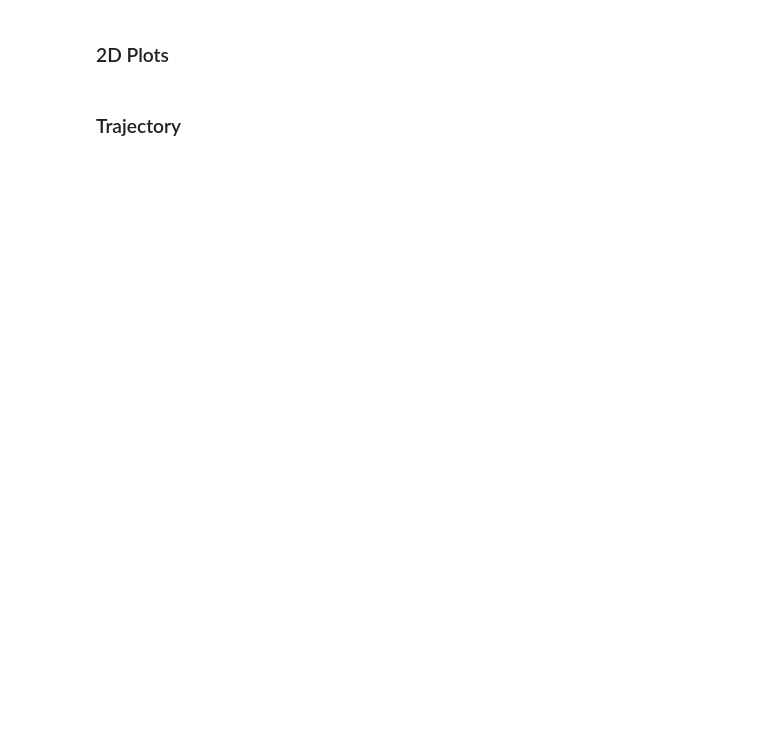
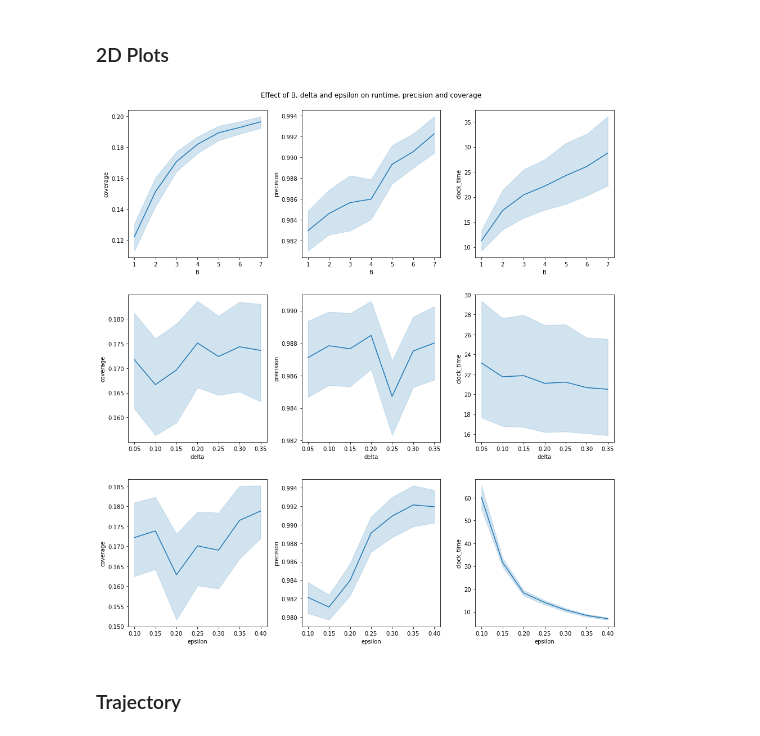
Before and after one commit to LUH-AI/Ginger-Anchors, a Jupyter notebook: src/plots.ipynb, the cells around one changed output. Cells and saved outputs as stored; diff of their text form; code cells hidden in the pictures; blank space fills up the shorter version.

Commit message:
gif animations, 2d subplots

```diff
--- a/src/plots.ipynb
+++ b/src/plots.ipynb
@@ -9,8 +9,3 @@ from matplotlib import cm
 from matplotlib.colors import LightSource
 import matplotlib.pyplot as plt
 import matplotlib.animation as animation
-# %%
-df = pd.read_json("../analysis_04.02.22_08_39_01.jsonl", lines=True)
-# reemove DNFs
-df = df[~(df["clock_time"] == -1)]
-# TODO: mean over classes and seeds
@@ -104,24 +134,28 @@ if save_gifs:
 # %%
 # global behaviour of delta and eps
 %matplotlib inline
-fig = sns.lineplot(x=df["B"], y=df["coverage"])
+fig, axs = plt.subplots(3,3, figsize=(15,15))
+fig.tight_layout()
+plt.subplots_adjust(left=0.1,
+                    bottom=0.1,
+                    right=0.9,
+                    top=0.95,
+                    wspace=0.25,
+                    hspace=0.25)
+
+fig = sns.lineplot(x=df["B"], y=df["coverage"], ax=axs[0,0])
+fig = sns.lineplot(x=df["B"], y=df["precision"], ax=axs[0,1])
+fig = sns.lineplot(x=df["B"], y=df["clock_time"], ax=axs[0,2])
+fig = sns.lineplot(x=df["delta"], y=df["coverage"], ax=axs[1,0])
+fig = sns.lineplot(x=df["delta"], y=df["precision"], ax=axs[1,1])
+fig = sns.lineplot(x=df["delta"], y=df["clock_time"], ax=axs[1,2])
+fig = sns.lineplot(x=df["epsilon"], y=df["coverage"], ax=axs[2,0])
+fig = sns.lineplot(x=df["epsilon"], y=df["precision"], ax=axs[2,1])
+fig = sns.lineplot(x=df["epsilon"], y=df["clock_time"], ax=axs[2,2])
+plt.suptitle("Effect of B, delta and epsilon on runtime, precision and coverage")
 plt.show()
-fig = sns.lineplot(x=df["B"], y=df["precision"])
-plt.show()
-fig = sns.lineplot(x=df["B"], y=df["clock_time"])
-plt.show()
-fig = sns.lineplot(x=df["delta"], y=df["coverage"])
-plt.show()
-fig = sns.lineplot(x=df["delta"], y=df["precision"])
-plt.show()
-fig = sns.lineplot(x=df["delta"], y=df["clock_time"])
-plt.show()
-fig = sns.lineplot(x=df["epsilon"], y=df["coverage"])
-plt.show()
-fig = sns.lineplot(x=df["epsilon"], y=df["precision"])
-plt.show()
-fig = sns.lineplot(x=df["epsilon"], y=df["clock_time"])
-plt.show()
+# %% [output]
+[figure, added]
 # %% [markdown]
 ### Trajectory
 # %%
```
Also changed, not shown: parts of 7 cells of this notebook.
